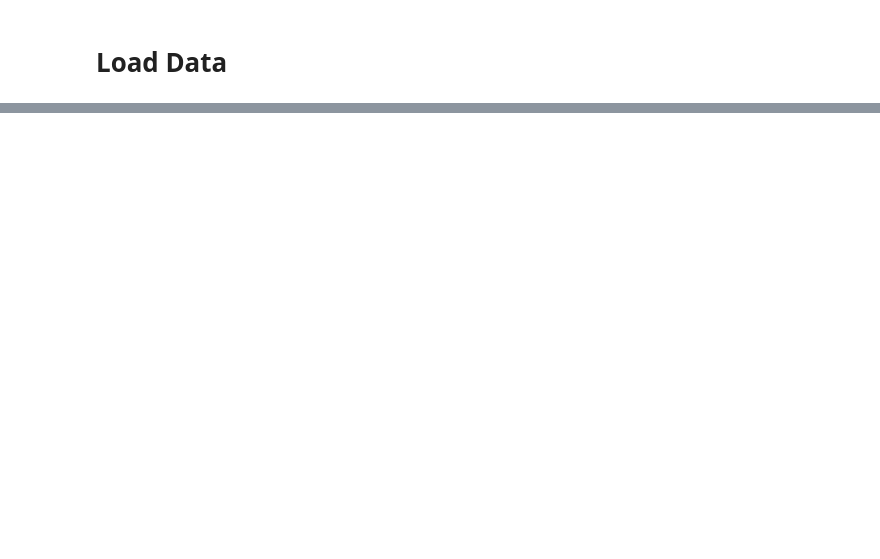
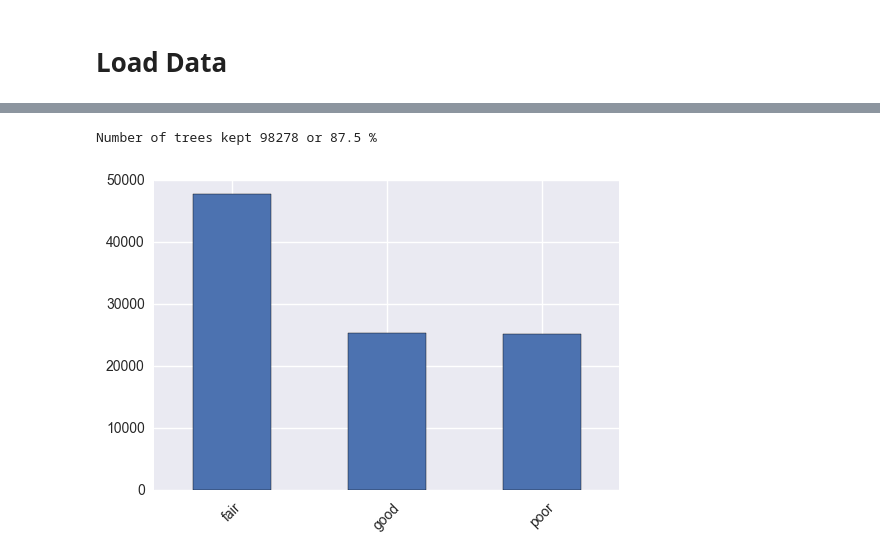
Before and after one commit to sfbrigade/datasci-urban-forest, a Jupyter notebook: model/spencer-exploration.ipynb, the cells around one changed output, grey strips where cells are left out. Cells and saved outputs as stored; diff of their text form; code cells hidden in the pictures; blank space fills up the shorter version.

```diff
--- a/model/spencer-exploration.ipynb
+++ b/model/spencer-exploration.ipynb
@@ -20,0 +31,34 @@ combined_tree_data_with_header_with_derived_neighborhood.csv
+# %%
+# Drop ones without a condition score
+df_tree_cond = df_invtry_new.dropna(subset=['condition']).copy()
+
+# Convert case of all condition scores
+df_tree_cond.condition = df_tree_cond.condition.apply(lambda cond: cond.strip().lower())
+
+# Combine similar condition scores and ignore all others
+condition_map = {
+    'excellent': 'good',
+    'very good': 'good',
+    'very': 'good',
+    'good': 'good',
+    'fair': 'fair',
+    'poor': 'poor',
+    'critial': 'poor',
+}
+df_tree_cond.condition = df_tree_cond.condition.map(condition_map)
+
+# Drop the trees that were not mapped
+df_tree_cond = df_tree_cond.dropna(subset=['condition'])
+
+# Convert to neg score for poor and positive for good
+df_tree_cond['condition_score'] = df_tree_cond.condition.map({'good': 1, 'fair': 0, 'poor': -1})
+
+# Stats on the conversions
+df_tree_cond.condition.value_counts().plot(kind='bar')
+plt.xticks(rotation=45);
+
+perc_kept = round(100.0 * df_tree_cond.shape[0] / df_invtry_new.shape[0], 1)
+print 'Number of trees kept', df_tree_cond.shape[0], 'or', perc_kept, '%'
+# %% [output]
+Number of trees kept 98278 or 87.5 %
+[figure, added]
```
Also changed, not shown: parts of 38 cells of this notebook.
